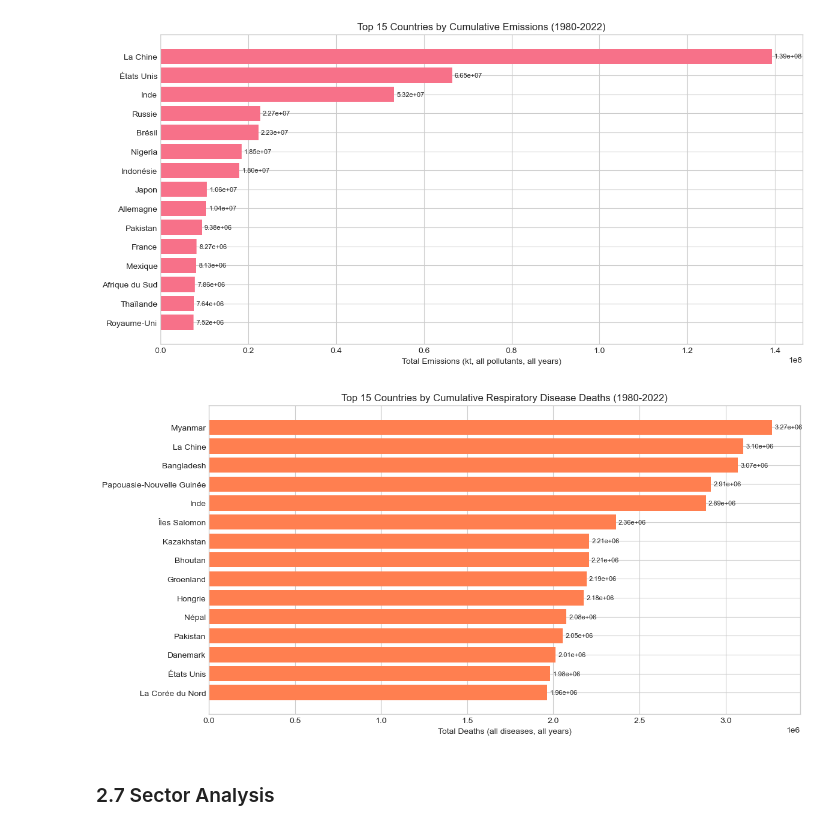
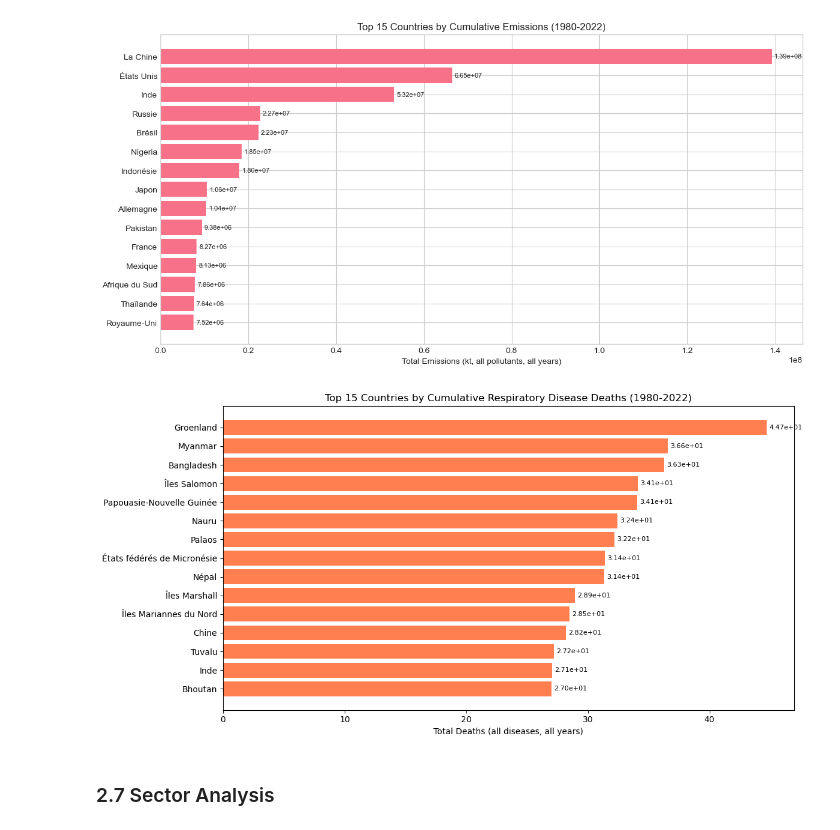
Before and after one commit to malcolm-a/nf21_respiratory_diseases, a Jupyter notebook: data_understanding.ipynb, the cells around one changed output. Cells and saved outputs as stored; diff of their text form; code cells hidden in the pictures.

```diff
--- a/data_understanding.ipynb
+++ b/data_understanding.ipynb
@@ -930,23 +1332,23 @@ plt.show()
 # %%
 # Top 15 countries by respiratory disease deaths
 top_deaths = (
     combined2
     .filter(pl.col('measure') == 'Décès')
     .group_by('gbd_location')
-    .agg(pl.col('val').sum().alias('total_deaths'))
+    .agg(pl.col('val').mean().alias('total_deaths'))
     .sort('total_deaths', descending=True)
     .head(15)
 )
 
 fig, ax = plt.subplots(figsize=(12, 6))
 bars = ax.barh(top_deaths['gbd_location'][::-1], top_deaths['total_deaths'][::-1], color='coral')
 ax.set_xlabel('Total Deaths (all diseases, all years)')
 ax.set_title('Top 15 Countries by Cumulative Respiratory Disease Deaths (1980-2022)')
 ax.bar_label(bars, fmt='%.2e', padding=3, fontsize=8)
 plt.tight_layout()
 plt.show()
 # %% [output]
-[figure, old version]
+[figure, new version]
 # %% [markdown]
 ### 2.7 Sector Analysis
 # %%
```
Also changed, not shown: parts of 14 cells of this notebook.
